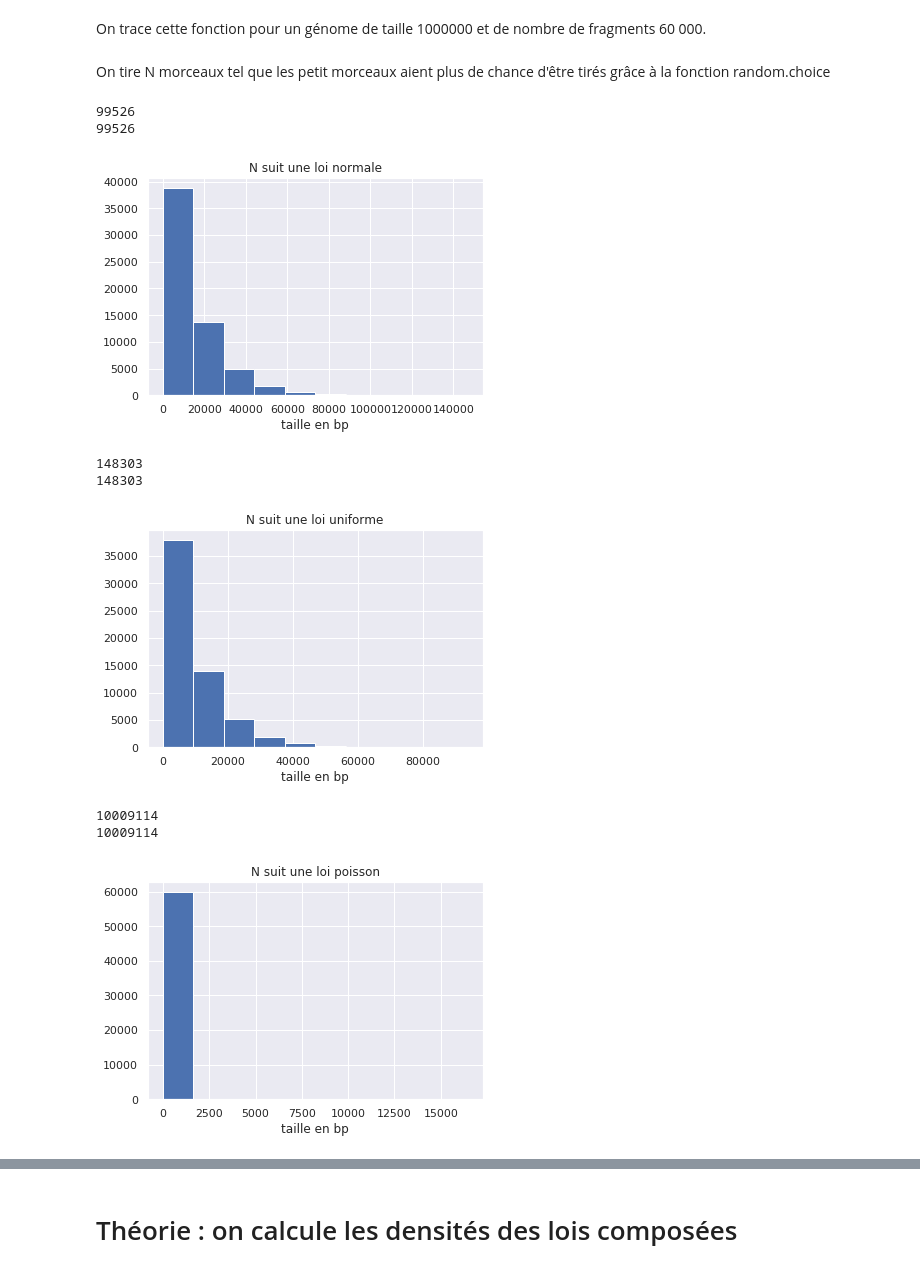
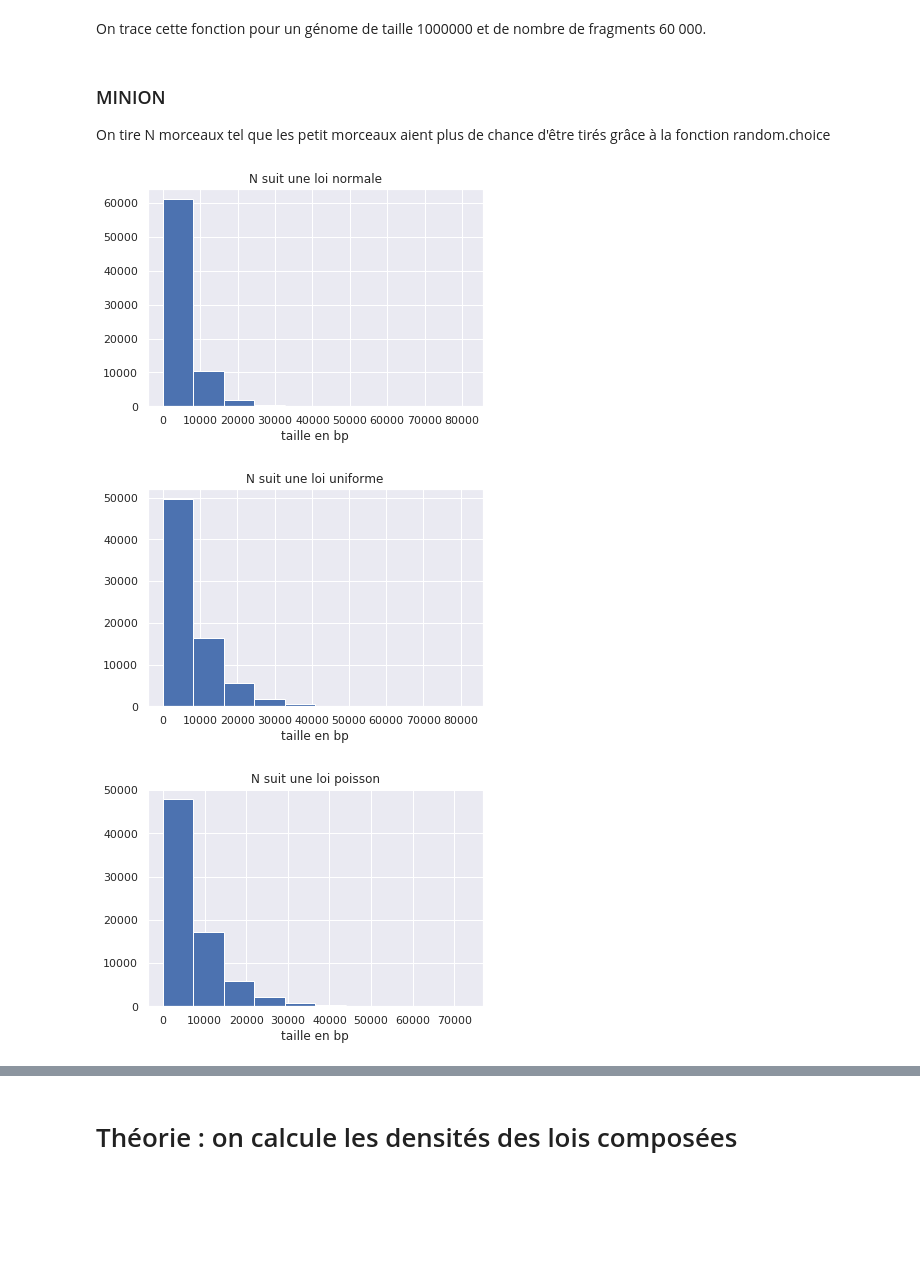
Before and after one commit to aminaghoul/reads_seq, a Jupyter notebook: stage.ipynb, the cells around one changed output, grey strips where cells are left out. Drawn from its saved outputs; the diff is of its cells as text; code cells hidden in the pictures; blank space fills up the shorter version.

```diff
--- a/stage.ipynb
+++ b/stage.ipynb
@@ -301,45 +301,43 @@ def choices(array, weights, k):
         choi.add(j)
     return [array[k] for k in choi]
 # %% [markdown]
+### MINION
 On tire N morceaux tel que les petit morceaux aient plus de chance d'être tirés grâce à la fonction random.choice
 # %%
-taille_genome =1500000
-nombre_morceaux = 60000
+taille_genome =2000000
+
 
 def poid(element, tout, maxi, mini):
-    p = maxi - element + 10
+    p = maxi - element
     return p
 
 for loi, parametres in [
-    ('normale', (100, 10)),
-    ('uniforme', (100, 200)),
-    ('poisson', 10000)
+    ('normale', (400, 100)),
+    ('uniforme', (200, 300)),
+    ('poisson', 265)
 ]:
     fragments = list(chain.from_iterable(fracture([taille_genome] * 1000, taille_genome, loi, parametres)))
-    print(len(fragments))
+    #print(len(fragments))
     maxi, mini = max(fragments), min(fragments)
     sumi = sum(fragments)
     poids = list(map(partial(poid, mini=mini, maxi=maxi, tout=fragments), fragments))
 
 
     s=sum(poids)
+    #plt.hist(fragments)
+    #plt.show()
 
-    print(len(fragments))
-    fragments = choice(fragments, 60000, p=poids/s, replace=False)
+    fragments = choice(fragments, 74199, p=poids/s, replace=False)
     #fragments = choices(fragments, poids, k=1000)
+    #print(len(fragments))
+    weights = np.ones_like(fragments) / float(len(fragments))
 
-    weights = np.ones_like(fragments) / float(len(fragments))
+    #plt.plot(x*taille_genome, beta.pdf(x, 1, 60000),'r-', lw=5, alpha=0.6, label='densité bêta(1,60000)')
     plt.xlabel('taille en bp')
     plt.title('N suit une loi %s' %loi)
     plt.hist(fragments)
     plt.show()
 # %% [output]
-99526
-99526
-[figure, old version]
+[figure, new version]
-148303
-148303
-[figure, old version]
+[figure, new version]
-10009114
-10009114
-[figure, old version]
+[figure, new version]
```
Also changed, not shown: parts of 10 cells of this notebook.
